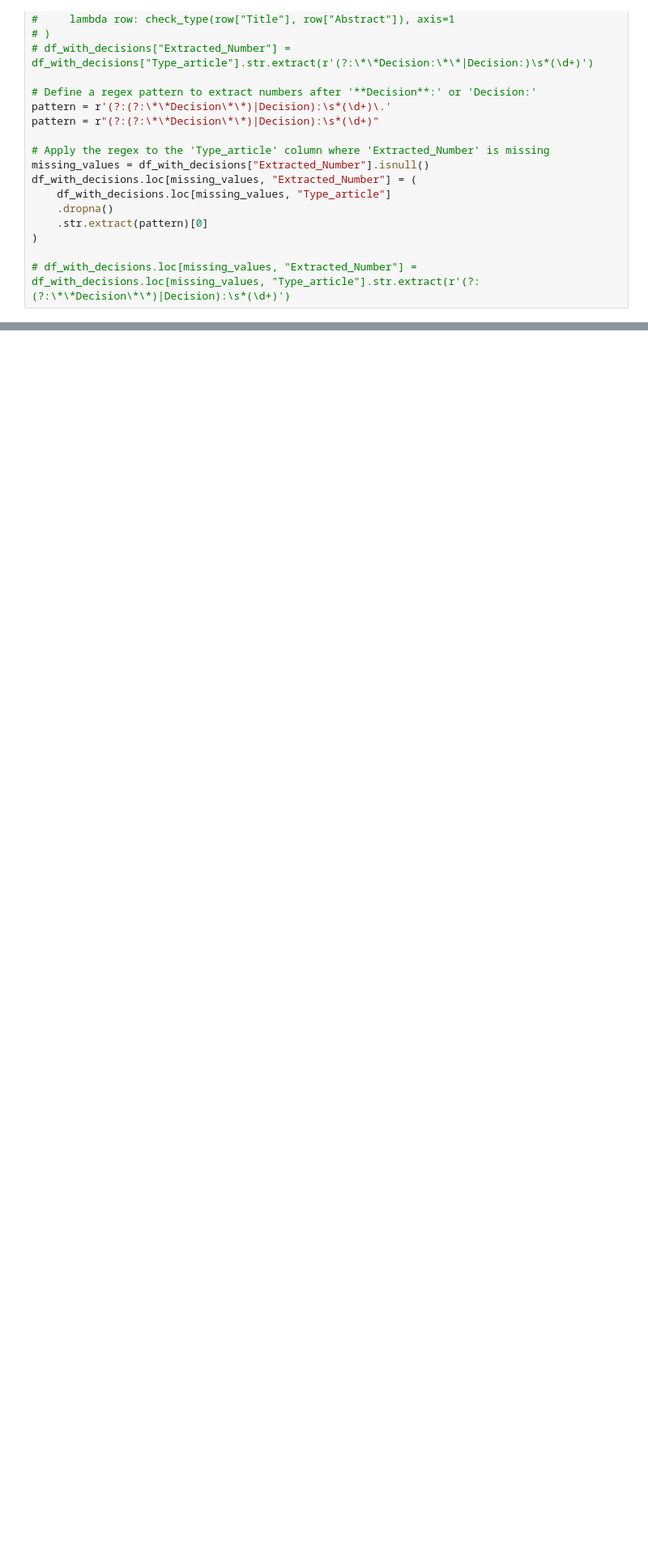
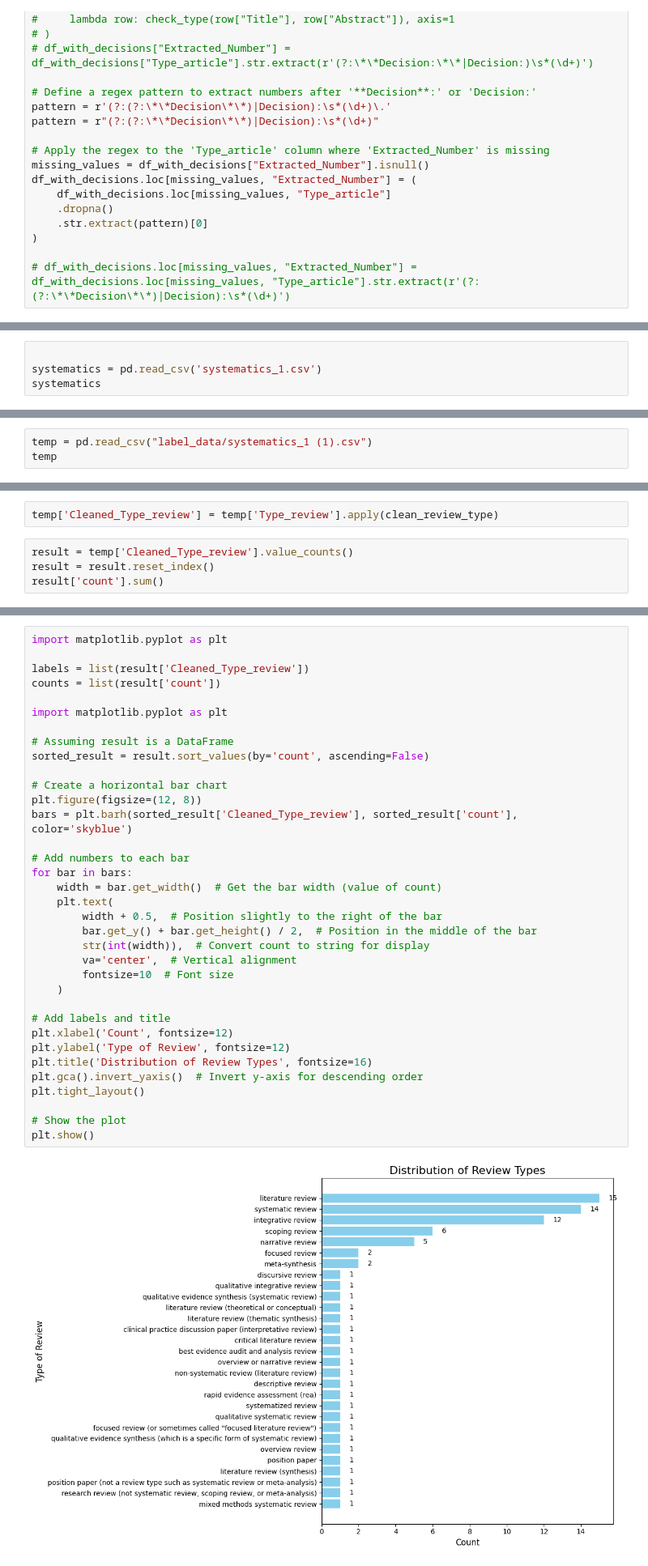
Before and after one commit to NoaTal1996/Barriers-and-Suggested-Solutions-to-Nursing-Participation-in-Research-A-Systematic-Review, a Jupyter notebook: Code/Screening_2/Type_article_4.ipynb, the cells around one changed output, grey strips where cells are left out. Shown at 81% size. Saved outputs shown, nothing was run; the diff lists cells and outputs as text; blank space fills up the shorter version.

```diff
--- a/Code/Screening_2/Type_article_4.ipynb
+++ b/Code/Screening_2/Type_article_4.ipynb
@@ -277,0 +447,4 @@ df_with_decisions.to_excel("485_not_systematic_final_4.xlsx")
+# %%
+
+systematics = pd.read_csv('systematics_1.csv')
+systematics
@@ -277,0 +576,3 @@ df_with_decisions.to_excel("485_not_systematic_final_4.xlsx")
+# %%
+temp = pd.read_csv("label_data/systematics_1 (1).csv")
+temp
@@ -277,0 +593,6 @@ df_with_decisions.to_excel("485_not_systematic_final_4.xlsx")
+# %%
+temp['Cleaned_Type_review'] = temp['Type_review'].apply(clean_review_type)
+# %%
+result = temp['Cleaned_Type_review'].value_counts()
+result = result.reset_index()
+result['count'].sum()
@@ -277,0 +601,37 @@ df_with_decisions.to_excel("485_not_systematic_final_4.xlsx")
+# %%
+import matplotlib.pyplot as plt
+
+labels = list(result['Cleaned_Type_review'])
+counts = list(result['count'])
+
+import matplotlib.pyplot as plt
+
+# Assuming result is a DataFrame
+sorted_result = result.sort_values(by='count', ascending=False)
+
+# Create a horizontal bar chart
+plt.figure(figsize=(12, 8))
+bars = plt.barh(sorted_result['Cleaned_Type_review'], sorted_result['count'], color='skyblue')
+
+# Add numbers to each bar
+for bar in bars:
+    width = bar.get_width()  # Get the bar width (value of count)
+    plt.text(
+        width + 0.5,  # Position slightly to the right of the bar
+        bar.get_y() + bar.get_height() / 2,  # Position in the middle of the bar
+        str(int(width)),  # Convert count to string for display
+        va='center',  # Vertical alignment
+        fontsize=10  # Font size
+    )
+
+# Add labels and title
+plt.xlabel('Count', fontsize=12)
+plt.ylabel('Type of Review', fontsize=12)
+plt.title('Distribution of Review Types', fontsize=16)
+plt.gca().invert_yaxis()  # Invert y-axis for descending order
+plt.tight_layout()
+
+# Show the plot
+plt.show()
+# %% [output]
+[figure, added]
```
Also changed, not shown: parts of 47 cells of this notebook.
